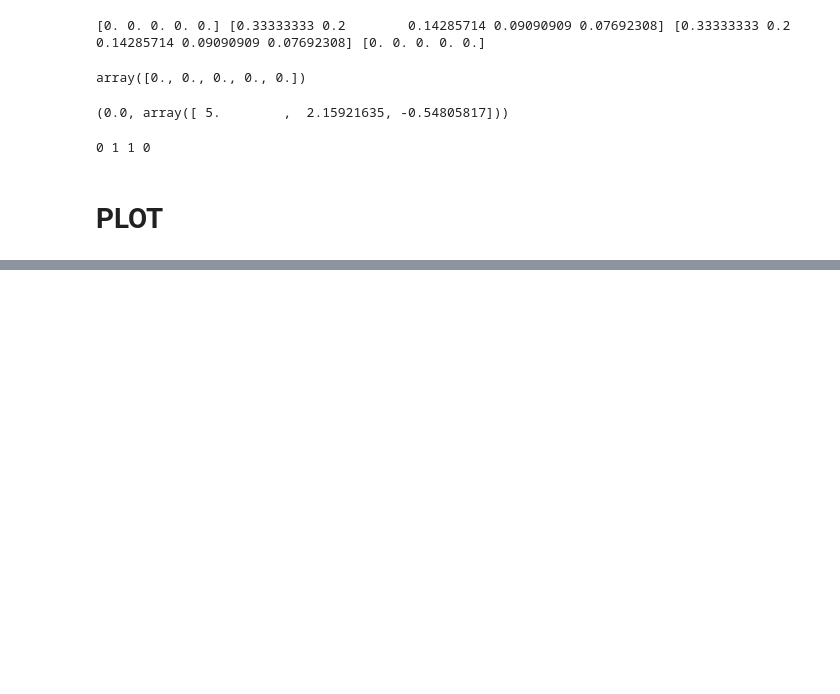
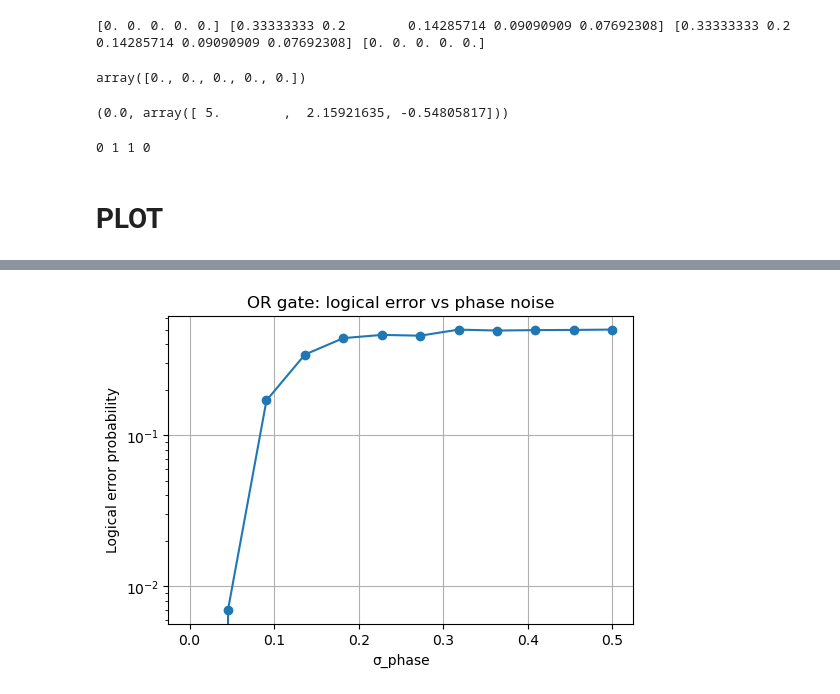
Before and after one commit to Vladi700/Fault_tolerant_NN, a Jupyter notebook: tests.ipynb, the cells around one changed output, grey strips where cells are left out. Saved outputs shown, nothing was run; the diff lists cells and outputs as text; code cells hidden in the pictures; blank space fills up the shorter version.

Commit message:
plots for the other gates

```diff
--- a/tests.ipynb
+++ b/tests.ipynb
@@ -477,0 +566,15 @@ plt.show()
+# %%
+sigmas = np.linspace(0.0, 0.5, 12)
+error_rates = []
+
+for s in sigmas:
+    err = estimate_and_error(
+        gate = "Or",
+        sigma_phase=s,
+        sigma_trig=0.0,
+        sigma_score=0.0,
+        p=0.0,
+        trials=3000,
+    )
+    error_rates.append(err)
+    print(f"sigma_phase={s:.3f}, error={err:.4f}")
@@ -477,0 +594,11 @@ plt.show()
+# %%
+plt.figure(figsize=(6,4))
+plt.plot(sigmas, error_rates, marker="o")
+plt.xlabel("σ_phase")
+plt.ylabel("Logical error probability")
+plt.title("OR gate: logical error vs phase noise")
+plt.yscale("log")
+plt.grid(True)
+plt.show()
+# %% [output]
+[figure, added]
```
Also changed, not shown: parts of 51 cells of this notebook, 1 other file.
